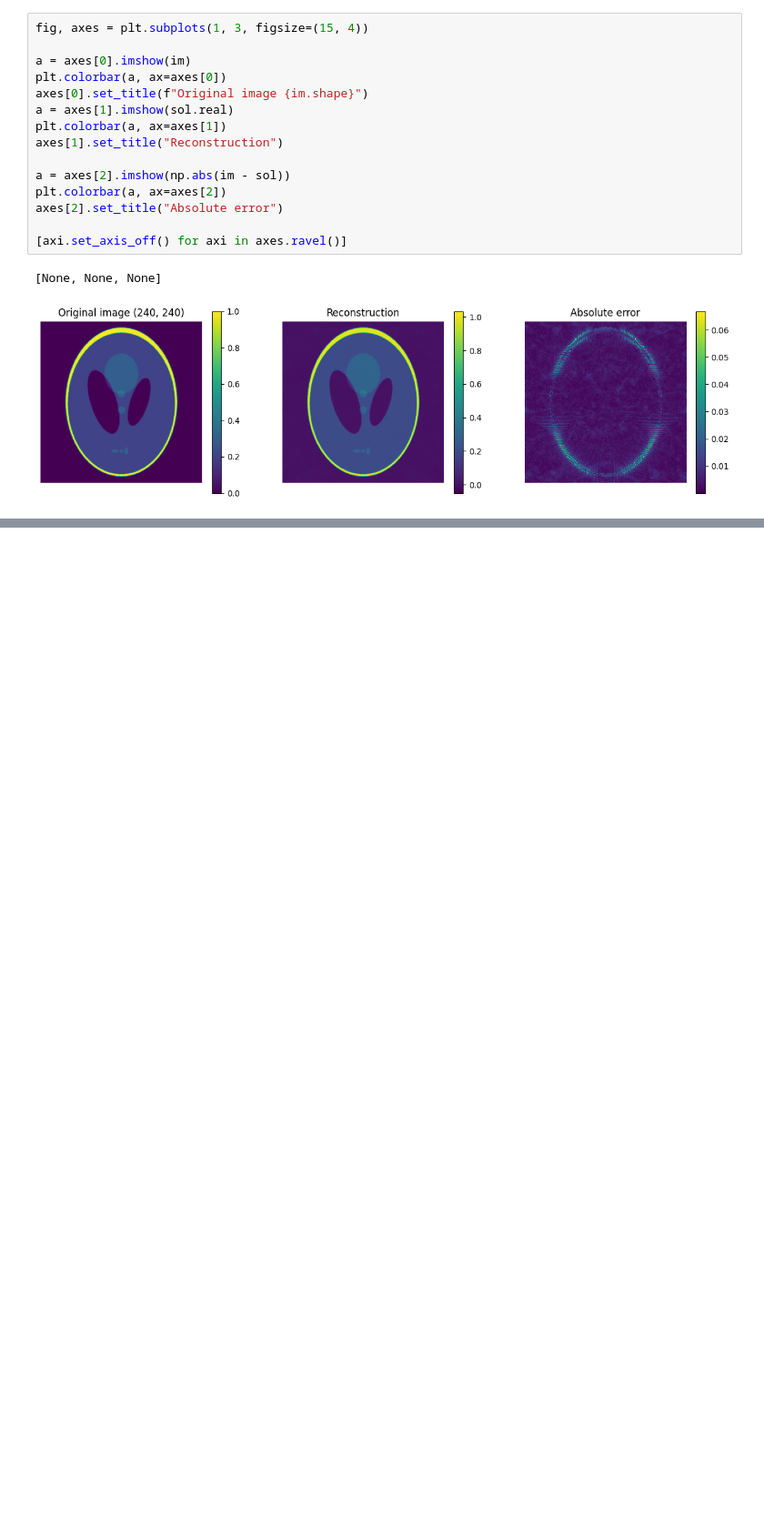
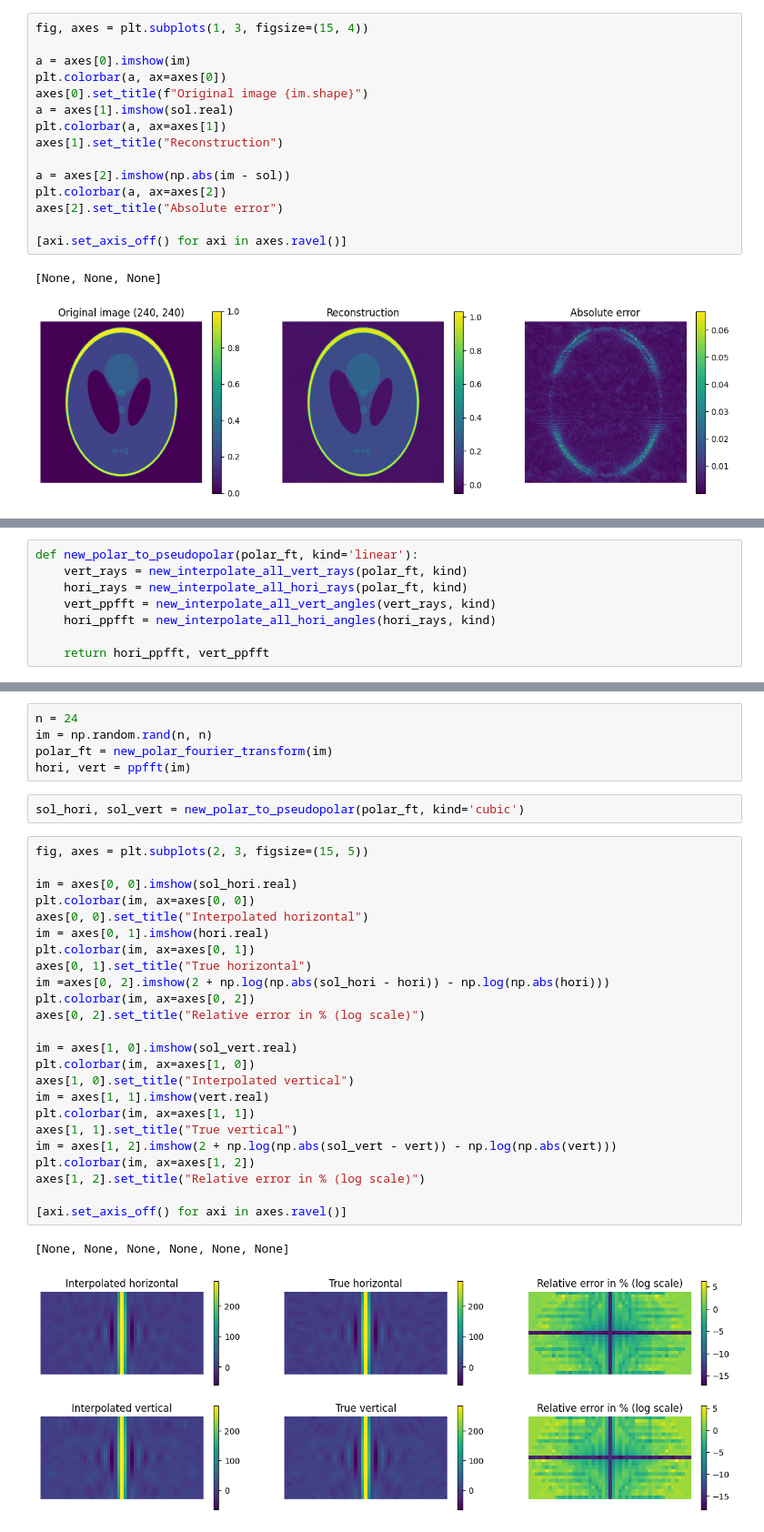
Before and after one commit to Loris0/ppfft, a Jupyter notebook: polar_to_pseudopolar.ipynb, the cells around one changed output, grey strips where cells are left out. Shown at 91% size. Cells and saved outputs as stored; diff of their text form; blank space fills up the shorter version.

```diff
--- a/polar_to_pseudopolar.ipynb
+++ b/polar_to_pseudopolar.ipynb
@@ -528,0 +790,8 @@ axes[2].set_title("Absolute error")
+# %%
+def new_polar_to_pseudopolar(polar_ft, kind='linear'):
+    vert_rays = new_interpolate_all_vert_rays(polar_ft, kind)
+    hori_rays = new_interpolate_all_hori_rays(polar_ft, kind)
+    vert_ppfft = new_interpolate_all_vert_angles(vert_rays, kind)
+    hori_ppfft = new_interpolate_all_hori_angles(hori_rays, kind)
+
+    return hori_ppfft, vert_ppfft
@@ -528,0 +813,34 @@ axes[2].set_title("Absolute error")
+# %%
+n = 24
+im = np.random.rand(n, n)
+polar_ft = new_polar_fourier_transform(im)
+hori, vert = ppfft(im)
+# %%
+sol_hori, sol_vert = new_polar_to_pseudopolar(polar_ft, kind='cubic')
+# %%
+fig, axes = plt.subplots(2, 3, figsize=(15, 5))
+
+im = axes[0, 0].imshow(sol_hori.real)
+plt.colorbar(im, ax=axes[0, 0])
+axes[0, 0].set_title("Interpolated horizontal")
+im = axes[0, 1].imshow(hori.real)
+plt.colorbar(im, ax=axes[0, 1])
+axes[0, 1].set_title("True horizontal")
+im =axes[0, 2].imshow(2 + np.log(np.abs(sol_hori - hori)) - np.log(np.abs(hori)))
+plt.colorbar(im, ax=axes[0, 2])
+axes[0, 2].set_title("Relative error in % (log scale)")
+
+im = axes[1, 0].imshow(sol_vert.real)
+plt.colorbar(im, ax=axes[1, 0])
+axes[1, 0].set_title("Interpolated vertical")
+im = axes[1, 1].imshow(vert.real)
+plt.colorbar(im, ax=axes[1, 1])
+axes[1, 1].set_title("True vertical")
+im = axes[1, 2].imshow(2 + np.log(np.abs(sol_vert - vert)) - np.log(np.abs(vert)))
+plt.colorbar(im, ax=axes[1, 2])
+axes[1, 2].set_title("Relative error in % (log scale)")
+
+[axi.set_axis_off() for axi in axes.ravel()]
+# %% [output]
+[None, None, None, None, None, None]
+[figure, added]
```
Also changed, not shown: parts of 19 cells of this notebook, 3 other files.
